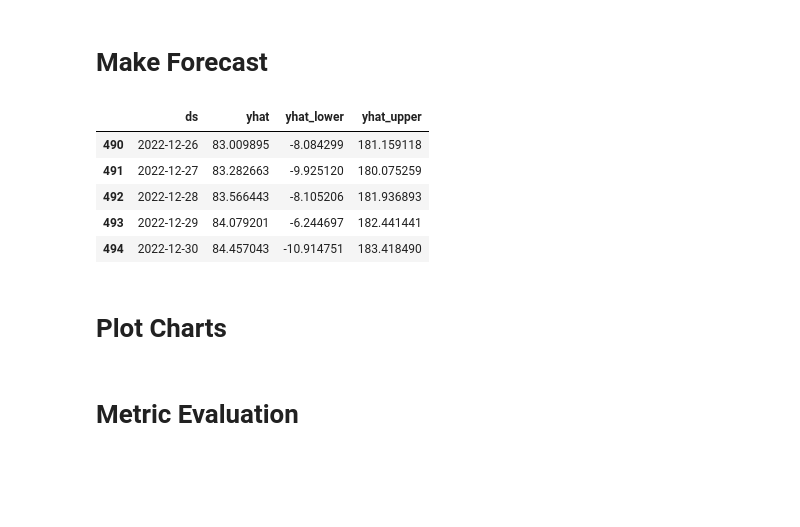
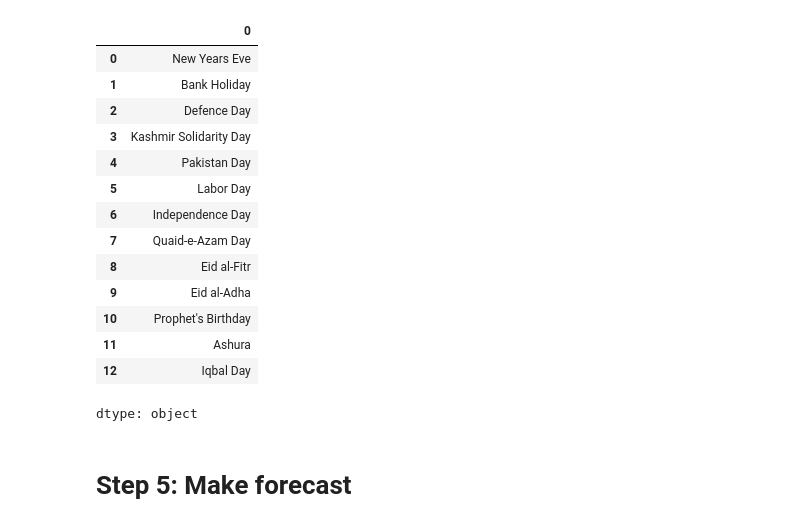
Before and after one commit to tahatariq19/ai-psx-stock-prediction, a Jupyter notebook: notebooks/Prophet_Forecast.ipynb, the cells around one changed output. Cells and saved outputs as stored; diff of their text form; code cells hidden in the pictures; blank space fills up the shorter version.

Commit message:
feat: remove drive leftover from colab & improve data loading robustness

```diff
--- a/notebooks/Prophet_Forecast.ipynb
+++ b/notebooks/Prophet_Forecast.ipynb
@@ -8,8 +20,9 @@ Mounted at /content/drive
 #Variables & Parameters to adjust below
 
 #Data Loading
-stock = "UBL"
+stock = "MEBL.KA"
 split = 0.8 #Test data is automatically calculated based on this, 0.8 here means 80% Train & 20% test.
 
 #Holidays Setup
 country = "PAK" #Uses the built-in holidays list by country code, good enough for baseline.
+use_custom_holidays = True #Sets to use the custom defined holidays, make sure to change them according to your needs.
@@ -54,5 +108,5 @@ df_test = pd.DataFrame(data={'ds': ds[train_data_size:], 'y': y[train_data_size:
 # %%
-#Holidays
+#Custom Holidays
 New_Years_Eve = pd.DataFrame({
     'holiday': 'New Years Eve',
     'ds': pd.to_datetime(['2013-12-31', '2014-12-31','2015-12-31','2016-12-31','2017-12-31','2018-12-31','2019-12-31','2020-12-31','2021-12-31', '2022-12-31',]),
@@ -74,5 +128,9 @@ Defence_Day = pd.DataFrame({
     'upper_window': 0,
 })
 
-# Concatenate the DataFrames into a single DataFrame
-holidays = pd.concat((New_Years_Eve, Bank_Holiday, Defence_Day))
+# Combines all the holiday DataFrames into a single DataFrame if
+# user_custom_holidays is True
+if use_custom_holidays == True:
+  holidays = pd.concat((New_Years_Eve, Bank_Holiday, Defence_Day))
+else:
+  holidays = None
@@ -81,7 +139,7 @@ holidays = pd.concat((New_Years_Eve, Bank_Holiday, Defence_Day))
 # %%
 # Instantiate prophet
 m = Prophet(holidays=holidays)
-m.add_country_holidays(country_name='country')
+m.add_country_holidays(country_name=country)
 
 # fit the training data
 m.fit(df_train)
@@ -98,16 +156,23 @@ INFO:cmdstanpy:Chain [1] start processing
 INFO:cmdstanpy:Chain [1] done processing
 <prophet.forecaster.Prophet at 0x...>
+# %%
+#Use this to check which holidays were included in the forecast
+m.train_holiday_names
+# %% [output]
+|  | 0 |
+| 0 | New Years Eve |
+| 1 | Bank Holiday |
+| 2 | Defence Day |
+| 3 | Kashmir Solidarity Day |
+| 4 | Pakistan Day |
+| 5 | Labor Day |
+| 6 | Independence Day |
+| 7 | Quaid-e-Azam Day |
+| 8 | Eid al-Fitr |
+| 9 | Eid al-Adha |
+| 10 | Prophet's Birthday |
+| 11 | Ashura |
+| 12 | Iqbal Day |
+dtype: object
 # %% [markdown]
-# **Make Forecast**
+# **Step 5: Make forecast**
-# %%
-forecast = m.predict(df_test)
-forecast[['ds', 'yhat', 'yhat_lower', 'yhat_upper']].tail()
-# %% [output]
-|  | ds | yhat | yhat_lower | yhat_upper |
-| 490 | 2022-12-26 | 83.009895 | -8.084299 | 181.159118 |
-| 491 | 2022-12-27 | 83.282663 | -9.925120 | 180.075259 |
-| 492 | 2022-12-28 | 83.566443 | -8.105206 | 181.936893 |
-| 493 | 2022-12-29 | 84.079201 | -6.244697 | 182.441441 |
-| 494 | 2022-12-30 | 84.457043 | -10.914751 | 183.418490 |
-# %% [markdown]
-# **Plot Charts**
@@ -117,2 +178,0 @@ fig2 = m.plot_components(forecast)
-# %% [markdown]
-# **Metric Evaluation**
```
Also changed, not shown: parts of 23 cells of this notebook.
